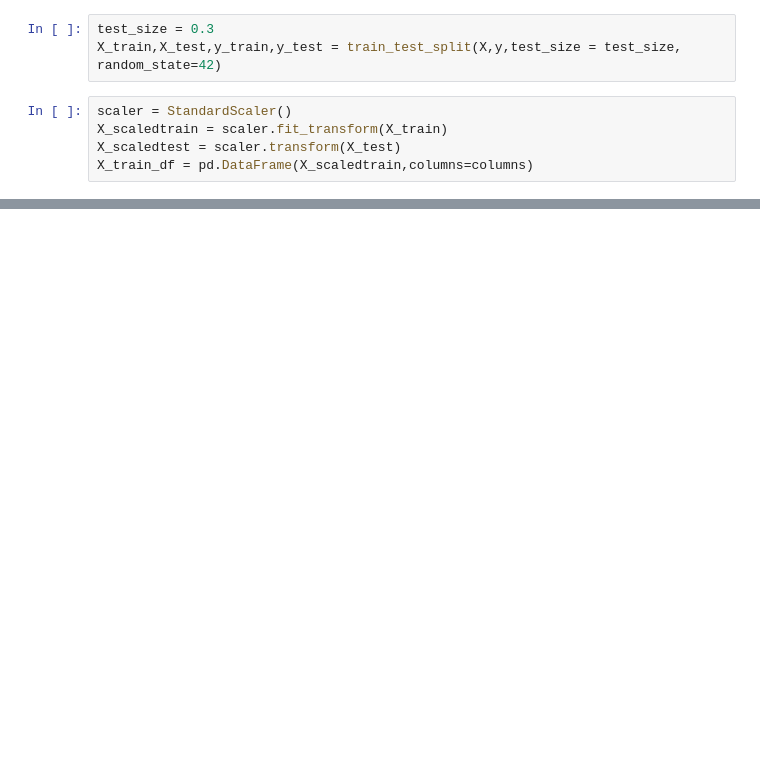
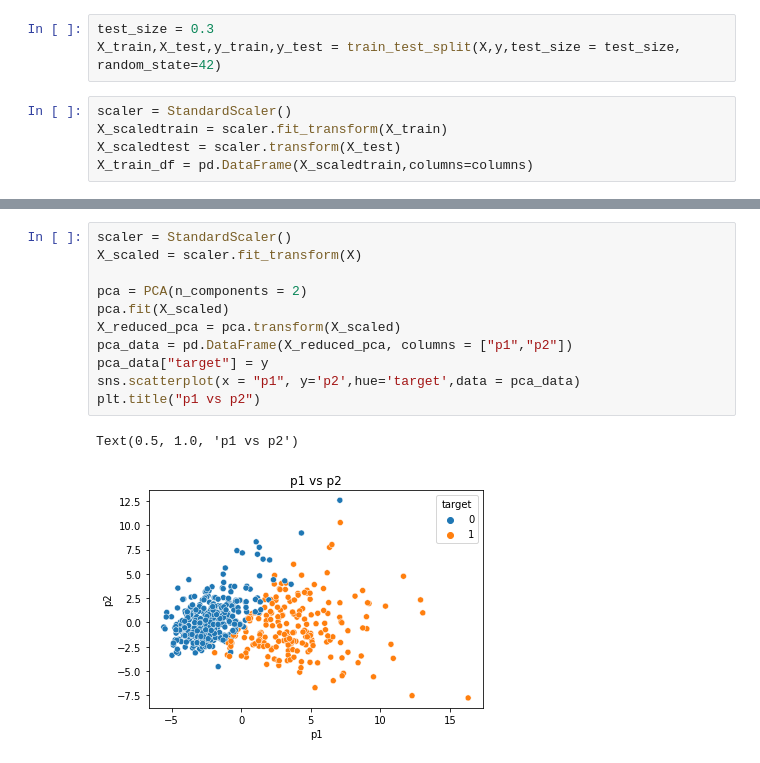
Before and after one commit to numanselalmaz/Breast-Cancer-Classification, a Jupyter notebook: knn-Copy1-checkpoint.ipynb, the cells around one changed output, grey strips where cells are left out. Drawn from its saved outputs; the diff is of its cells as text; blank space fills up the shorter version.

```diff
--- a/knn-Copy1-checkpoint.ipynb
+++ b/knn-Copy1-checkpoint.ipynb
@@ -347,0 +344,14 @@ Confusion Matrix Train: [[250   0]
+# %%
+scaler = StandardScaler()
+X_scaled = scaler.fit_transform(X)
+
+pca = PCA(n_components = 2)
+pca.fit(X_scaled)
+X_reduced_pca = pca.transform(X_scaled)
+pca_data = pd.DataFrame(X_reduced_pca, columns = ["p1","p2"])
+pca_data["target"] = y
+sns.scatterplot(x = "p1", y='p2',hue='target',data = pca_data)
+plt.title("p1 vs p2")
+# %% [output]
+Text(0.5, 1.0, 'p1 vs p2')
+[figure, added]
```
Also changed, not shown: parts of 12 cells of this notebook.
